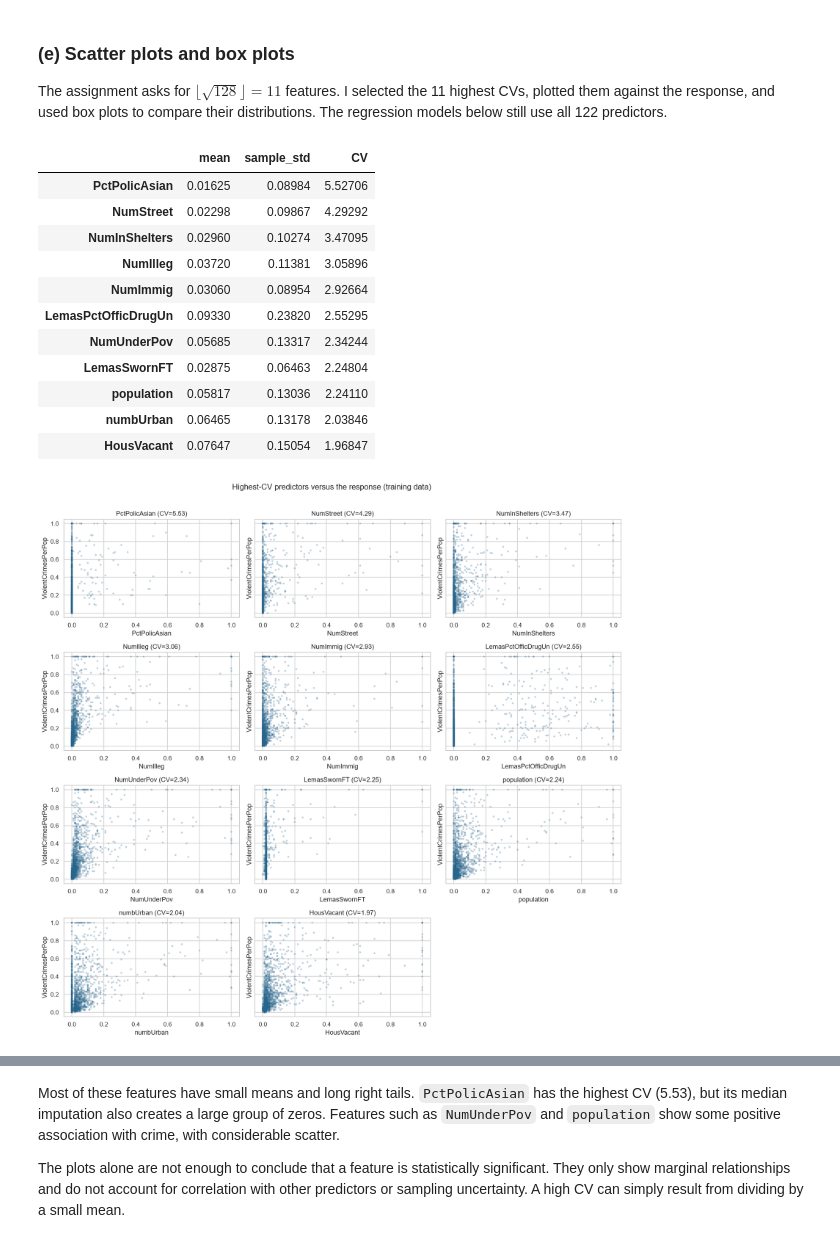
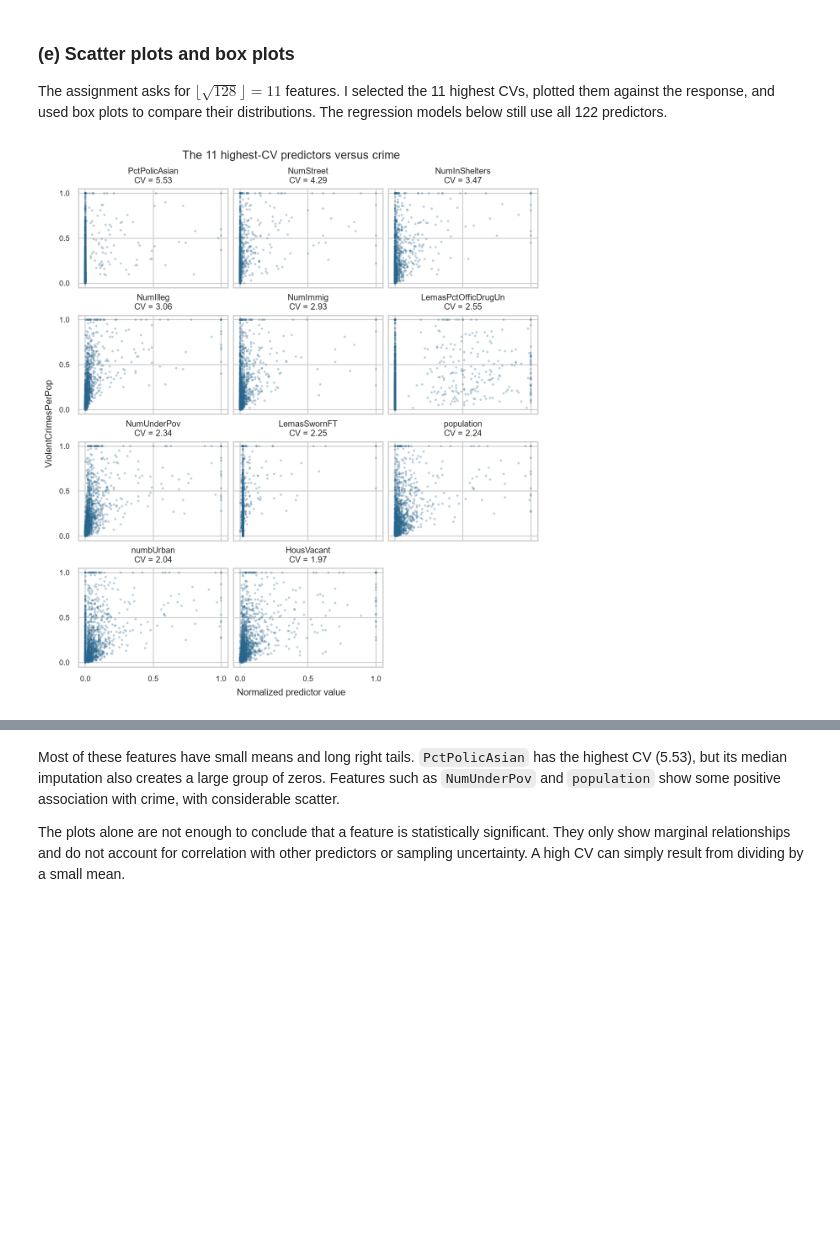
Before and after one commit to awoliver335/DSCI-552-HW5, a Jupyter notebook: Oliver_Austin_HW5.ipynb, the cells around one changed output, grey strips where cells are left out. Drawn from its saved outputs; the diff is of its cells as text; code cells hidden in the pictures; blank space fills up the shorter version.

```diff
--- a/Oliver_Austin_HW5.ipynb
+++ b/Oliver_Austin_HW5.ipynb
@@ -384,16 +339,11 @@ I also listed the ten pairs with the largest absolute correlations.
 # %%
 feature_correlation = X_train_imputed.corr()
-fig, ax = plt.subplots(figsize=(23, 21))
+fig, ax = plt.subplots(figsize=(9.5, 8.5), dpi=180)
 sns.heatmap(feature_correlation, cmap="vlag", center=0, vmin=-1, vmax=1,
-            xticklabels=True, yticklabels=True, square=True,
+            xticklabels=6, yticklabels=6, square=True,
             cbar_kws={"label": "Pearson correlation", "shrink": 0.6}, ax=ax)
-ax.tick_params(axis="both", labelsize=6)
-ax.set_title("Correlation matrix of all 122 predictors (imputed training data)", pad=16)
+ax.tick_params(axis="both", labelsize=9.5)
+ax.set_title("All 122 predictors: training-set correlations", pad=16)
 fig.tight_layout()
 plt.show()
-
-upper = feature_correlation.where(np.triu(np.ones(feature_correlation.shape), k=1).astype(bool))
-strong_pairs = upper.stack().rename("correlation").to_frame()
-strong_pairs["absolute_correlation"] = strong_pairs["correlation"].abs()
-display(strong_pairs.sort_values("absolute_correlation", ascending=False).head(10).round(4))
 # %% [output]
@@ -457,38 +402,29 @@ their distributions. The regression models below still use all 122 predictors.
 # %%
 n_top = int(np.floor(np.sqrt(128)))
 top_features = cv_table.head(n_top).index.tolist()
-display(cv_table.loc[top_features].round(5))
 
-fig, axes = plt.subplots(4, 3, figsize=(15, 14), sharey=True)
+fig, axes = plt.subplots(4, 3, figsize=(7.4, 8.2), dpi=160,
+                         sharex=True, sharey=True, layout="constrained")
 for ax, feature in zip(axes.flat, top_features):
-    ax.scatter(X_train_imputed[feature], y_train, s=11, alpha=0.30, color="#28658c",
-               edgecolors="none")
-    ax.set(title=f"{feature} (CV={cv_table.loc[feature, 'CV']:.2f})",
-           xlabel=feature, ylabel="ViolentCrimesPerPop")
+    ax.scatter(X_train_imputed[feature], y_train, s=6, alpha=0.3,
+               color="#28658c", edgecolors="none")
+    ax.set_title(f"{feature}\nCV = {cv_table.loc[feature, 'CV']:.2f}", fontsize=9)
+    ax.set_xticks([0, 0.5, 1])
+    ax.set_yticks([0, 0.5, 1])
+    ax.tick_params(labelsize=8)
 for ax in axes.flat[len(top_features):]:
     ax.set_visible(False)
-fig.suptitle("Highest-CV predictors versus the response (training data)", y=1.01)
-fig.tight_layout()
+fig.supxlabel("Normalized predictor value", fontsize=10)
+fig.supylabel("ViolentCrimesPerPop", fontsize=10)
+fig.suptitle("The 11 highest-CV predictors versus crime", fontsize=12)
 plt.show()
 
-fig, ax = plt.subplots(figsize=(12, 6))
+fig, ax = plt.subplots(figsize=(9.5, 4.8), dpi=160)
 sns.boxplot(data=X_train_imputed[top_features], orient="h", color="#8cb4ce",
             fliersize=2, linewidth=1, ax=ax)
 ax.set(xlabel="Normalized predictor value", ylabel="",
        title="Distributions of the 11 highest-CV predictors")
 fig.tight_layout()
 plt.show()
 # %% [output]
-|  | mean | sample_std | CV |
-| PctPolicAsian | 0.01625 | 0.08984 | 5.52706 |
-| NumStreet | 0.02298 | 0.09867 | 4.29292 |
-| NumInShelters | 0.02960 | 0.10274 | 3.47095 |
-| NumIlleg | 0.03720 | 0.11381 | 3.05896 |
-| NumImmig | 0.03060 | 0.08954 | 2.92664 |
-| LemasPctOfficDrugUn | 0.09330 | 0.23820 | 2.55295 |
-| NumUnderPov | 0.05685 | 0.13317 | 2.34244 |
-| LemasSwornFT | 0.02875 | 0.06463 | 2.24804 |
-| population | 0.05817 | 0.13036 | 2.24110 |
-| numbUrban | 0.06465 | 0.13178 | 2.03846 |
-| HousVacant | 0.07647 | 0.15054 | 1.96847 |
-[figure, old version]
+[figure, new version]
```
Also changed, not shown: parts of 21 cells of this notebook, 2 other files.
